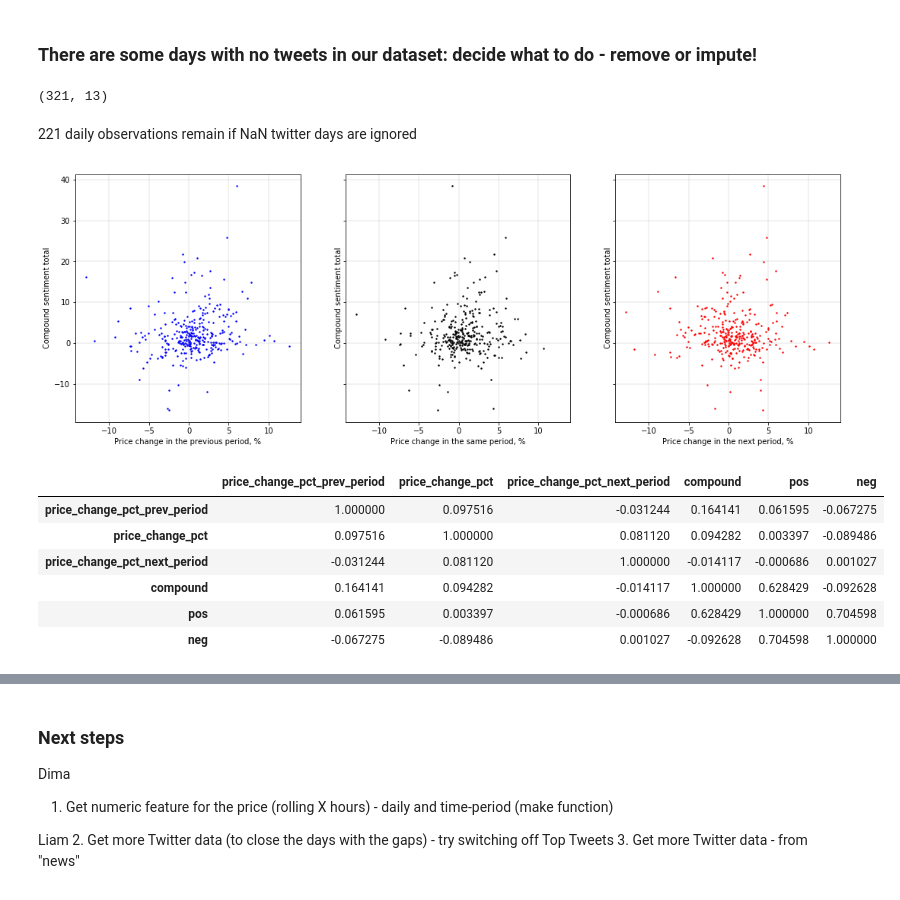
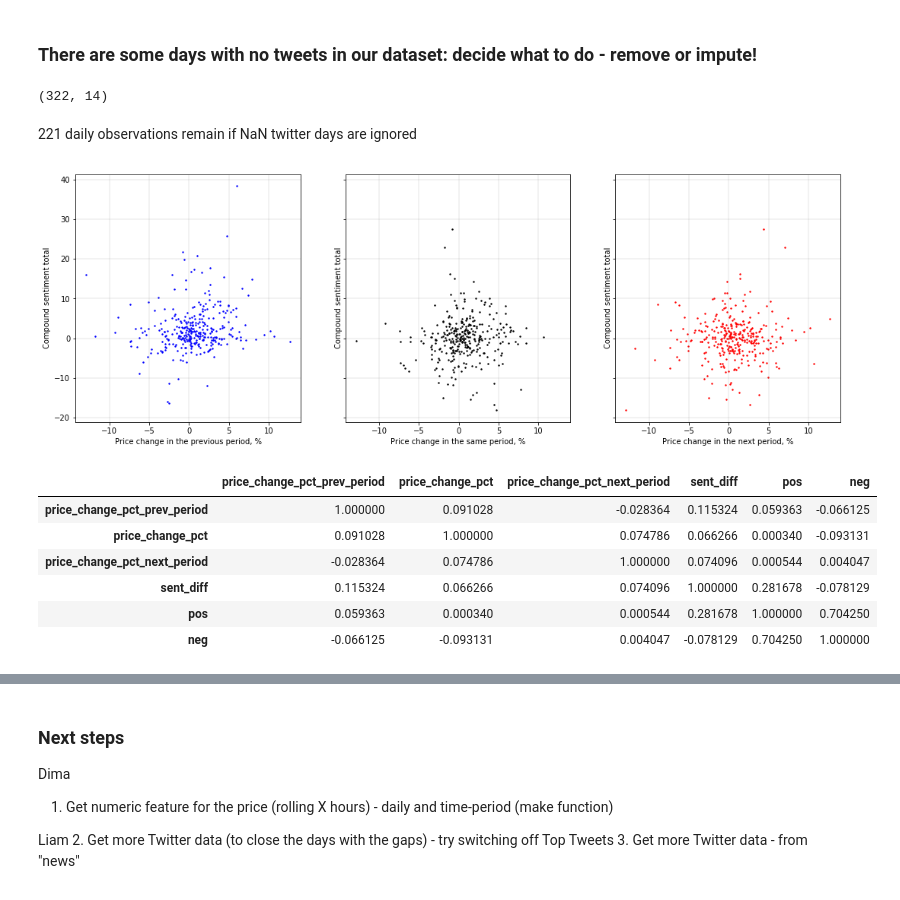
Before and after one commit to Liam-O/Data620, a Jupyter notebook: FinalProject/getting_btc_price.ipynb, the cells around one changed output, grey strips where cells are left out. Drawn from its saved outputs; the diff is of its cells as text; code cells hidden in the pictures.

```diff
--- a/FinalProject/getting_btc_price.ipynb
+++ b/FinalProject/getting_btc_price.ipynb
@@ -56,7 +56,8 @@ import matplotlib.pyplot as plt
 # btc.to_csv("processed_data/bitstampUSD_processed_2017.csv",index=False)
 # btc.to_pickle("processed_data/bitstampUSD_processed_2017.p")
 # %%
-processed_path = "processed_data/bitstampUSD_processed_2017.p"
+#Changed file extension form .p to .pkl --> Liam
+processed_path = "processed_data/bitstampUSD_processed_2017.pkl"
 btc = pd.read_pickle(processed_path)
 # %%
 btc.head()
@@ -365,0 +357,8 @@ twt_clean_agg.head()
+# %%
+# Sentiment differential
+twt_clean_agg["sent_diff"] = 0.0
+
+for s in range(1, len(twt_clean_agg.index)):
+    twt_clean_agg["sent_diff"][s] = np.float(twt_clean_agg["compound"][s]-twt_clean_agg["compound"][s-1])
+
+twt_clean_agg.head()
@@ -437,7 +466,7 @@ btc_twt.head(3)
 btc_twt = btc_twt[btc_twt["compound"].notnull()]
 btc_twt.shape
 # %% [output]
-(321, 13)
+(322, 14)
 # %% [markdown]
 221 daily observations remain if NaN twitter days are ignored
 # %%
@@ -446,12 +475,15 @@ df = btc_twt
 # fig, ax1 = plt.subplots(figsize=(8, 8))
 fig, ((ax3, ax1, ax2)) = plt.subplots(1,3, sharex=True, sharey=True,figsize=(18, 6))
 
-ax1.scatter(df["price_change_pct"], df["compound"], color="black",s=2)
+#Twitter variable
+twt_var = "sent_diff"#"compound"
+
+ax1.scatter(df["price_change_pct"], df[twt_var], color="black",s=2)
 ax1.set_xlabel('Price change in the same period, %')
 ax1.set_ylabel('Compound sentiment total')
 ax1.grid(color='grey', linestyle='-', linewidth=0.2)
 
-ax2.scatter(df["price_change_pct_next_period"], df["compound"], color="red",s=2)
+ax2.scatter(df["price_change_pct_next_period"], df[twt_var], color="red",s=2)
 ax2.set_xlabel('Price change in the next period, %')
 ax2.set_ylabel('Compound sentiment total')
 ax2.grid(color='grey', linestyle='-', linewidth=0.2)
@@ -463,18 +495,18 @@ ax3.grid(color='grey', linestyle='-', linewidth=0.2)
 
 plt.show()
 # %% [output]
-[figure, old version]
+[figure, new version]
 # %%
 ### Check the correlations
 # %%
 btc_twt[["price_change_pct_prev_period","price_change_pct","price_change_pct_next_period",
-         "compound","pos","neg"]].corr()
+         twt_var,"pos","neg"]].corr()
 # %% [output]
-|  | price_change_pct_prev_period | price_change_pct | price_change_pct_next_period | compound | pos | neg |
-| price_change_pct_prev_period | 1.000000 | 0.097516 | -0.031244 | 0.164141 | 0.061595 | -0.067275 |
-| price_change_pct | 0.097516 | 1.000000 | 0.081120 | 0.094282 | 0.003397 | -0.089486 |
-| price_change_pct_next_period | -0.031244 | 0.081120 | 1.000000 | -0.014117 | -0.000686 | 0.001027 |
-| compound | 0.164141 | 0.094282 | -0.014117 | 1.000000 | 0.628429 | -0.092628 |
-| pos | 0.061595 | 0.003397 | -0.000686 | 0.628429 | 1.000000 | 0.704598 |
-| neg | -0.067275 | -0.089486 | 0.001027 | -0.092628 | 0.704598 | 1.000000 |
+|  | price_change_pct_prev_period | price_change_pct | price_change_pct_next_period | sent_diff | pos | neg |
+| price_change_pct_prev_period | 1.000000 | 0.091028 | -0.028364 | 0.115324 | 0.059363 | -0.066125 |
+| price_change_pct | 0.091028 | 1.000000 | 0.074786 | 0.066266 | 0.000340 | -0.093131 |
+| price_change_pct_next_period | -0.028364 | 0.074786 | 1.000000 | 0.074096 | 0.000544 | 0.004047 |
+| sent_diff | 0.115324 | 0.066266 | 0.074096 | 1.000000 | 0.281678 | -0.078129 |
+| pos | 0.059363 | 0.000340 | 0.000544 | 0.281678 | 1.000000 | 0.704250 |
+| neg | -0.066125 | -0.093131 | 0.004047 | -0.078129 | 0.704250 | 1.000000 |
 # %%
```
Also changed, not shown: parts of 19 cells of this notebook.
